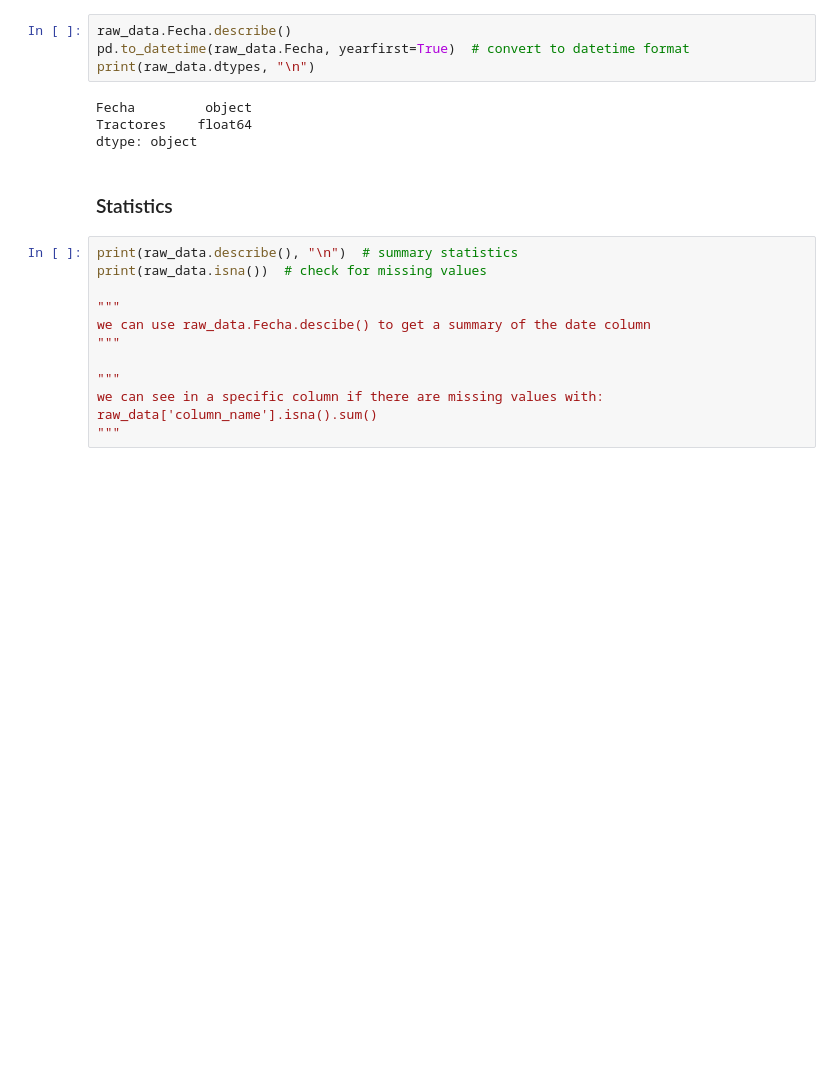
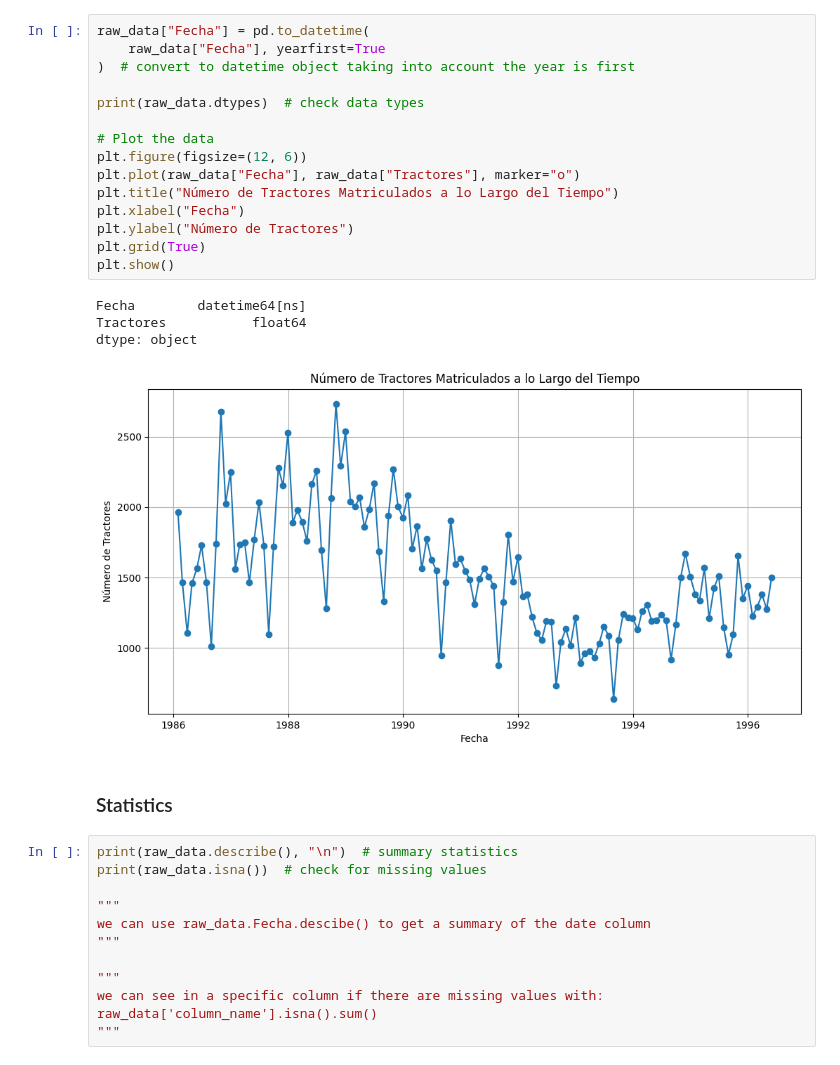
Before and after one commit to oscarjibou/BT-DataAnalysis, a Jupyter notebook: src.ipynb, the cells around one changed output. Saved outputs shown, nothing was run; the diff lists cells and outputs as text; blank space fills up the shorter version.

```diff
--- a/src.ipynb
+++ b/src.ipynb
@@ -21,14 +18,26 @@ print(raw_data.dtypes)  # check data types
 Fecha         object
 Tractores    float64
 dtype: object
-# %%
-raw_data.Fecha.describe()
-pd.to_datetime(raw_data.Fecha, yearfirst=True)  # convert to datetime format
-print(raw_data.dtypes, "\n")
-# %% [output]
-Fecha         object
-Tractores    float64
-dtype: object
+# %%
+raw_data["Fecha"] = pd.to_datetime(
+    raw_data["Fecha"], yearfirst=True
+)  # convert to datetime object taking into account the year is first
+
+print(raw_data.dtypes)  # check data types
+
+# Plot the data
+plt.figure(figsize=(12, 6))
+plt.plot(raw_data["Fecha"], raw_data["Tractores"], marker="o")
+plt.title("Número de Tractores Matriculados a lo Largo del Tiempo")
+plt.xlabel("Fecha")
+plt.ylabel("Número de Tractores")
+plt.grid(True)
+plt.show()
+# %% [output]
+Fecha        datetime64[ns]
+Tractores           float64
+dtype: object
+[figure, added]
 # %% [markdown]
 ### Statistics
 # %%
```
Also changed, not shown: parts of 7 cells of this notebook.
